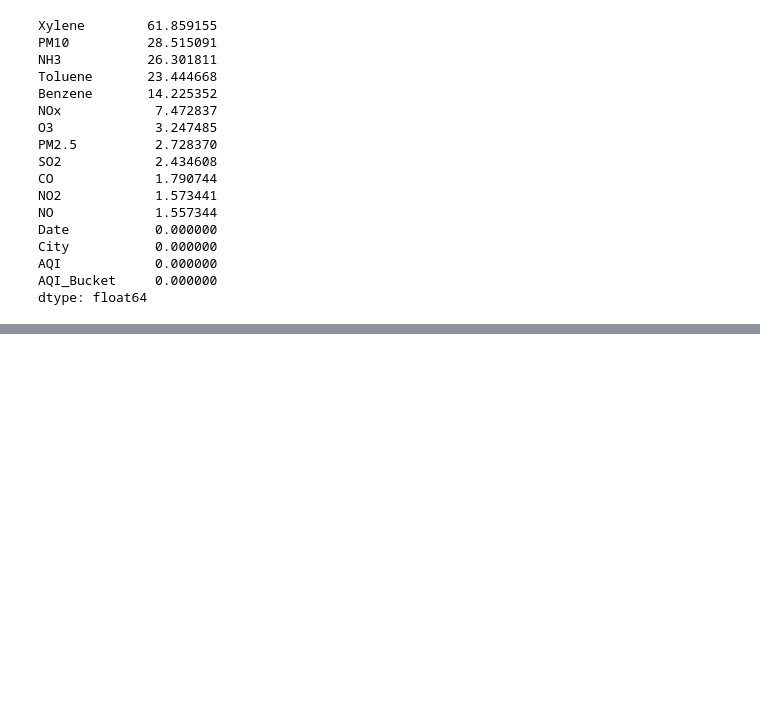
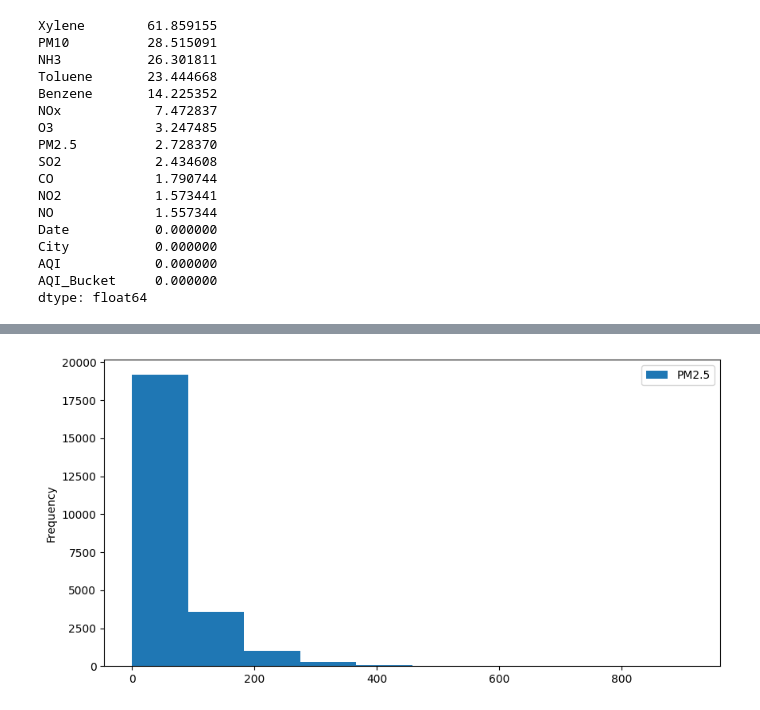
Before and after one commit to vardhan2116/AIR-QUALITY-INDEX-PREDICTION, a Jupyter notebook: AQI.ipynb, the cells around one changed output, grey strips where cells are left out. Saved outputs shown, nothing was run; the diff lists cells and outputs as text; code cells hidden in the pictures; blank space fills up the shorter version.

```diff
--- a/AQI.ipynb
+++ b/AQI.ipynb
@@ -168,0 +176,6 @@ PM10 and NH3 28-26 %
+# %%
+df['PM2.5'].plot(kind='hist',figsize=(10,5))
+plt.legend()
+plt.show()
+# %% [output]
+[figure, added]
```
Also changed, not shown: parts of 42 cells of this notebook.
